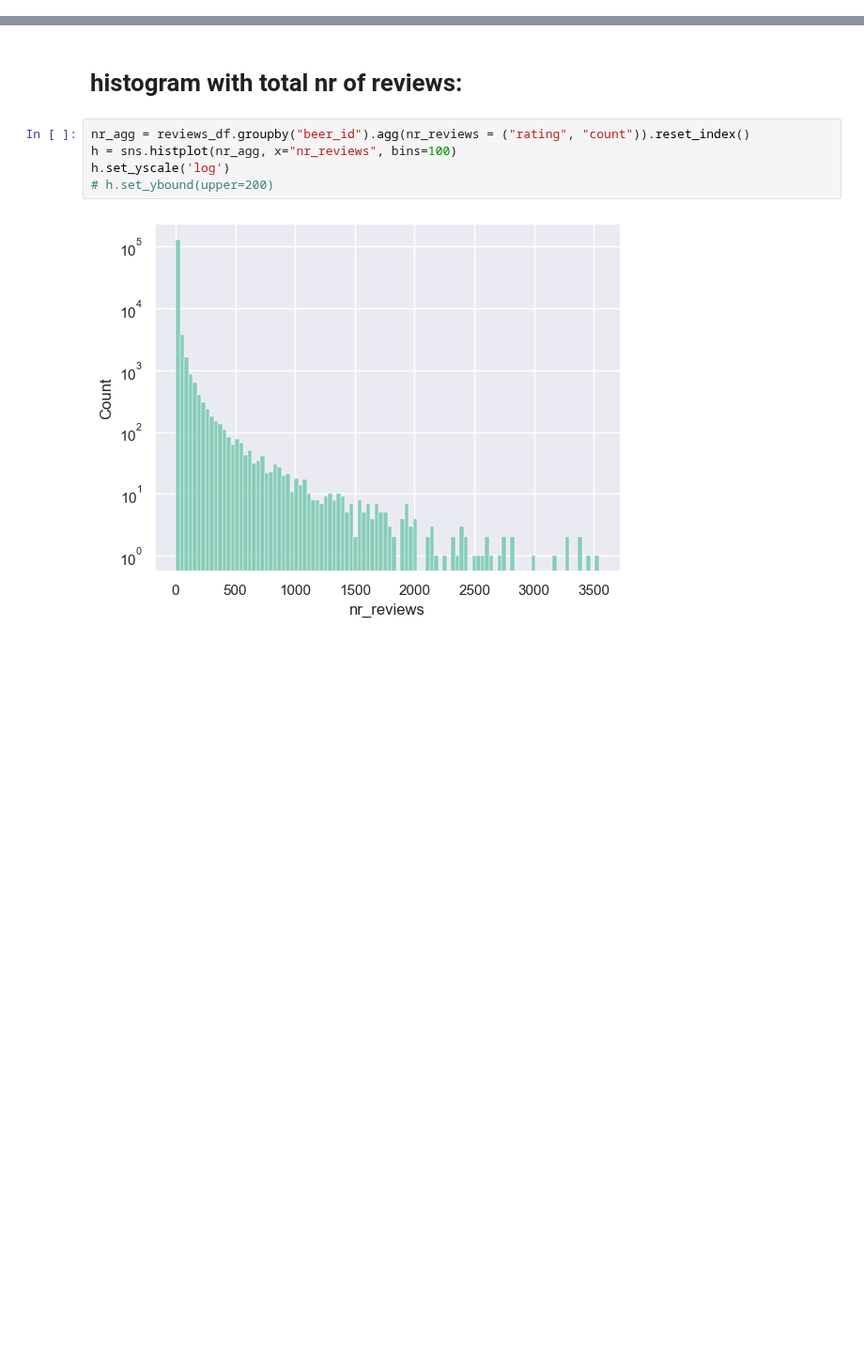
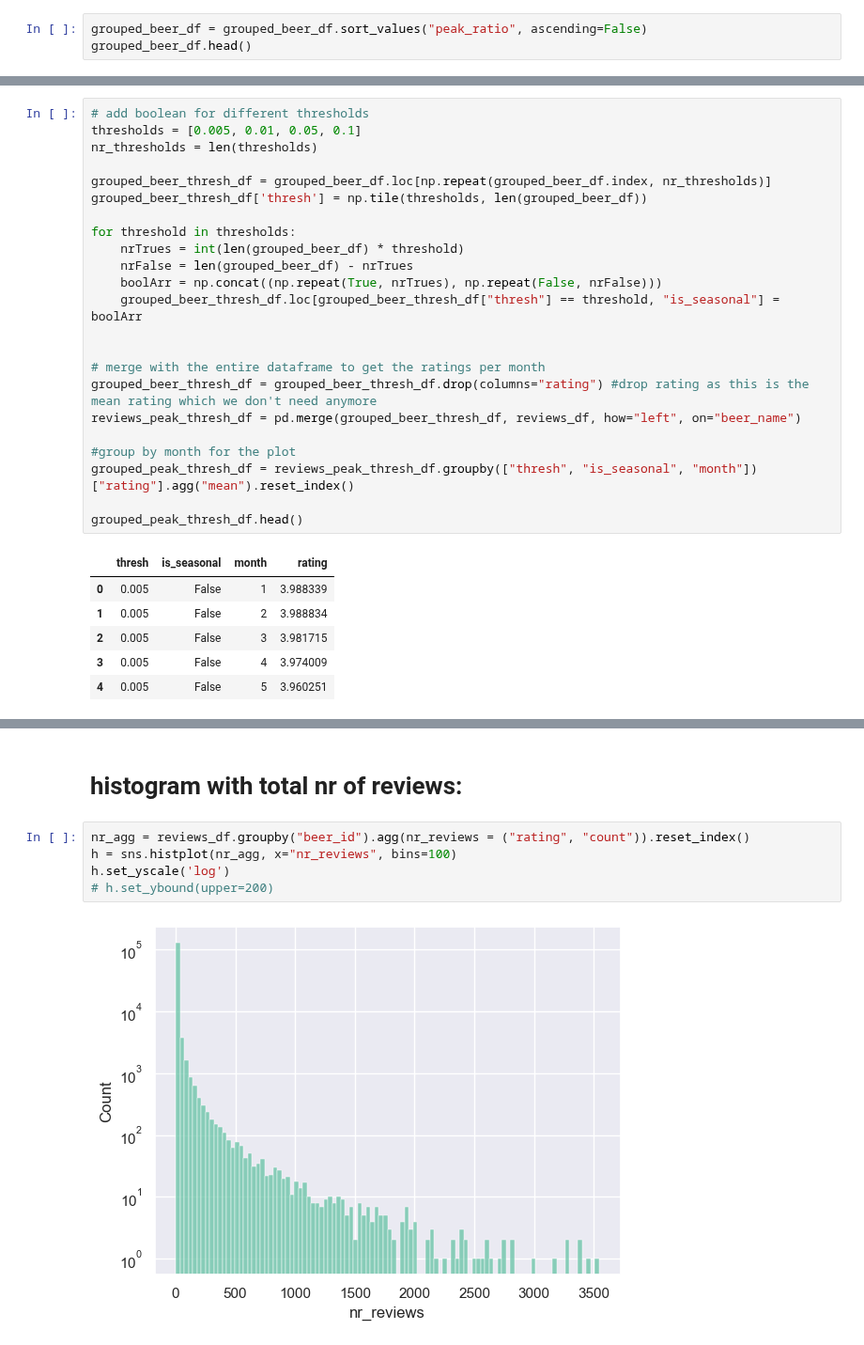
Before and after one commit to epfl-ada/ada-2024-project-leonardodatavinci, a Jupyter notebook: seasonalAvgRatings.ipynb, the cells around one changed output, grey strips where cells are left out. Shown at 94% size. Saved outputs shown, nothing was run; the diff lists cells and outputs as text; blank space fills up the shorter version.

```diff
--- a/seasonalAvgRatings.ipynb
+++ b/seasonalAvgRatings.ipynb
@@ -88,0 +253,3 @@ Variance over the means: 0.00014598136056148445
+# %%
+grouped_beer_df = grouped_beer_df.sort_values("peak_ratio", ascending=False)
+grouped_beer_df.head()
@@ -88,0 +279,30 @@ Variance over the means: 0.00014598136056148445
+# %%
+# add boolean for different thresholds
+thresholds = [0.005, 0.01, 0.05, 0.1]
+nr_thresholds = len(thresholds)
+
+grouped_beer_thresh_df = grouped_beer_df.loc[np.repeat(grouped_beer_df.index, nr_thresholds)]
+grouped_beer_thresh_df['thresh'] = np.tile(thresholds, len(grouped_beer_df))
+
+for threshold in thresholds:
+    nrTrues = int(len(grouped_beer_df) * threshold)
+    nrFalse = len(grouped_beer_df) - nrTrues
+    boolArr = np.concat((np.repeat(True, nrTrues), np.repeat(False, nrFalse)))
+    grouped_beer_thresh_df.loc[grouped_beer_thresh_df["thresh"] == threshold, "is_seasonal"] = boolArr
+
+
+# merge with the entire dataframe to get the ratings per month
+grouped_beer_thresh_df = grouped_beer_thresh_df.drop(columns="rating") #drop rating as this is the mean rating which we don't need anymore
+reviews_peak_thresh_df = pd.merge(grouped_beer_thresh_df, reviews_df, how="left", on="beer_name")
+
+#group by month for the plot
+grouped_peak_thresh_df = reviews_peak_thresh_df.groupby(["thresh", "is_seasonal", "month"])["rating"].agg("mean").reset_index()
+
+grouped_peak_thresh_df.head()
+# %% [output]
+|  | thresh | is_seasonal | month | rating |
+| 0 | 0.005 | False | 1 | 3.988339 |
+| 1 | 0.005 | False | 2 | 3.988834 |
+| 2 | 0.005 | False | 3 | 3.981715 |
+| 3 | 0.005 | False | 4 | 3.974009 |
+| 4 | 0.005 | False | 5 | 3.960251 |
```
Also changed, not shown: parts of 22 cells of this notebook, 7 other files.
